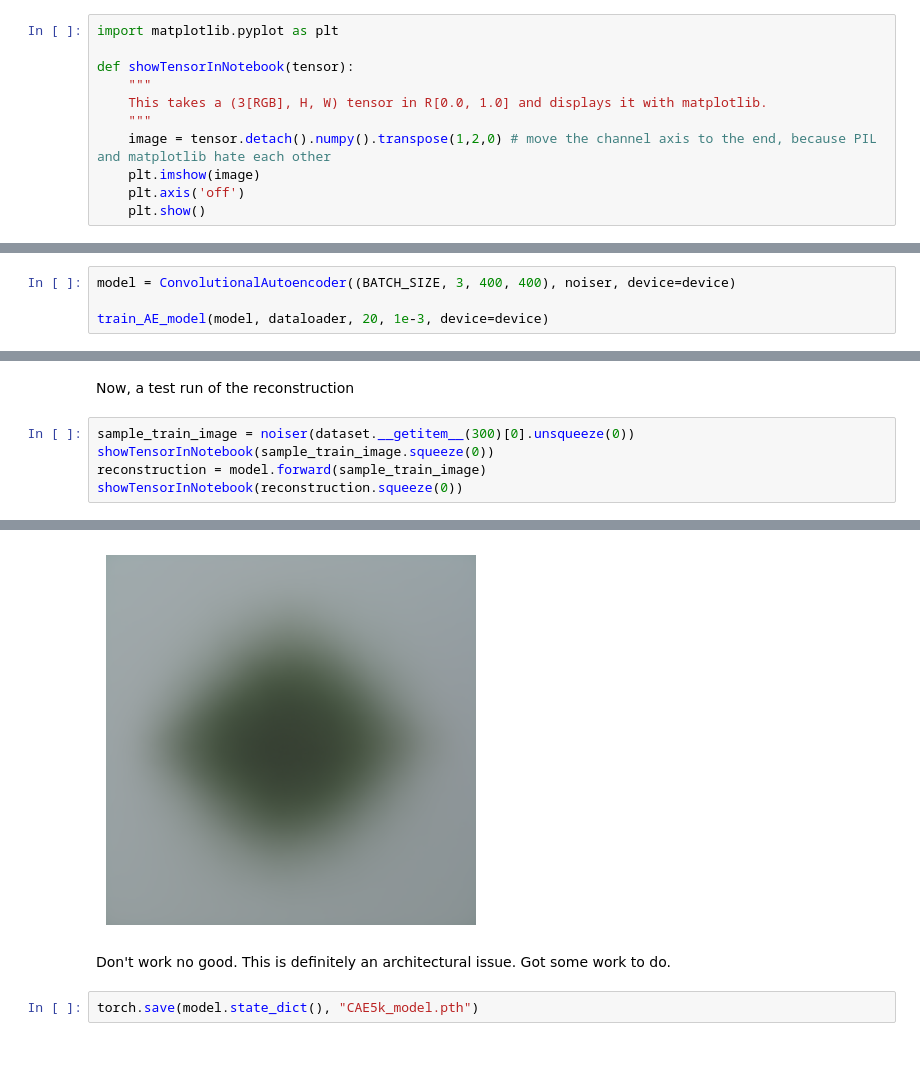
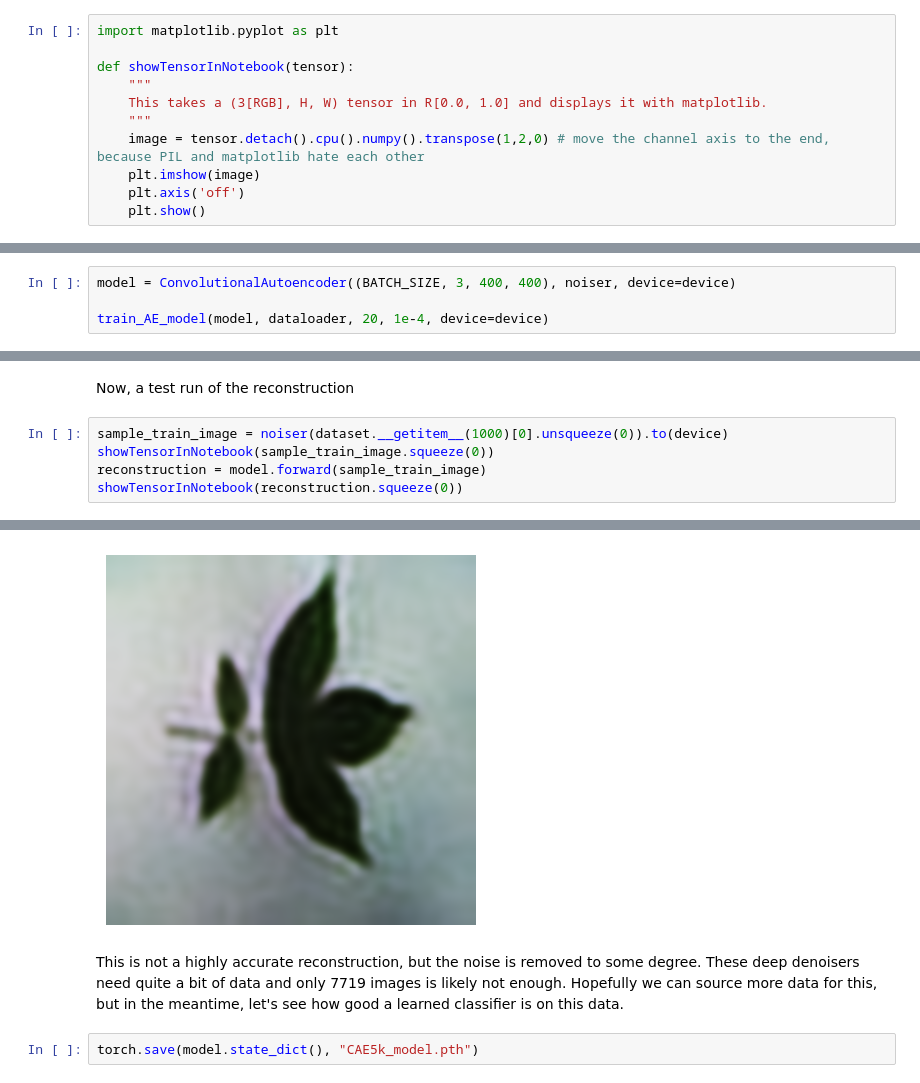
Before and after one commit to Peterw135/DeepLearning, a Jupyter notebook: autoencoderNN.ipynb, the cells around one changed output, grey strips where cells are left out. Saved outputs shown, nothing was run; the diff lists cells and outputs as text; blank space fills up the shorter version.

```diff
--- a/autoencoderNN.ipynb
+++ b/autoencoderNN.ipynb
@@ -47,7 +47,7 @@ def showTensorInNotebook(tensor):
     """
     This takes a (3[RGB], H, W) tensor in R[0.0, 1.0] and displays it with matplotlib.
     """
-    image = tensor.detach().numpy().transpose(1,2,0) # move the channel axis to the end, because PIL and matplotlib hate each other
+    image = tensor.detach().cpu().numpy().transpose(1,2,0) # move the channel axis to the end, because PIL and matplotlib hate each other
     plt.imshow(image)
     plt.axis('off')
     plt.show()
@@ -87,4 +87,4 @@ All hyperparameters are hard-coded in this model. A 3x400x400 image is bound to
 # %%
 model = ConvolutionalAutoencoder((BATCH_SIZE, 3, 400, 400), noiser, device=device)
 
-train_AE_model(model, dataloader, 20, 1e-3, device=device)
+train_AE_model(model, dataloader, 20, 1e-4, device=device)
@@ -91,7 +105,7 @@ train_AE_model(model, dataloader, 20, 1e-3, device=device)
 # %% [markdown]
 Now, a test run of the reconstruction
 # %%
-sample_train_image = noiser(dataset.__getitem__(300)[0].unsqueeze(0))
+sample_train_image = noiser(dataset.__getitem__(1000)[0].unsqueeze(0)).to(device)
 showTensorInNotebook(sample_train_image.squeeze(0))
 reconstruction = model.forward(sample_train_image)
 showTensorInNotebook(reconstruction.squeeze(0))
@@ -100,6 +114,6 @@ showTensorInNotebook(reconstruction.squeeze(0))
-[figure, old version]
+[figure, new version]
-# %% [markdown]
-Don't work no good. This is definitely an architectural issue. Got some work to do.
+# %% [markdown]
+This is not a highly accurate reconstruction, but the noise is removed to some degree. These deep denoisers need quite a bit of data and only 7719 images is likely not enough. Hopefully we can source more data for this, but in the meantime, let's see how good a learned classifier is on this data.
 # %%
 torch.save(model.state_dict(), "CAE5k_model.pth")
 # %% [markdown]
```
Also changed, not shown: parts of 7 cells of this notebook, 1 other file.
